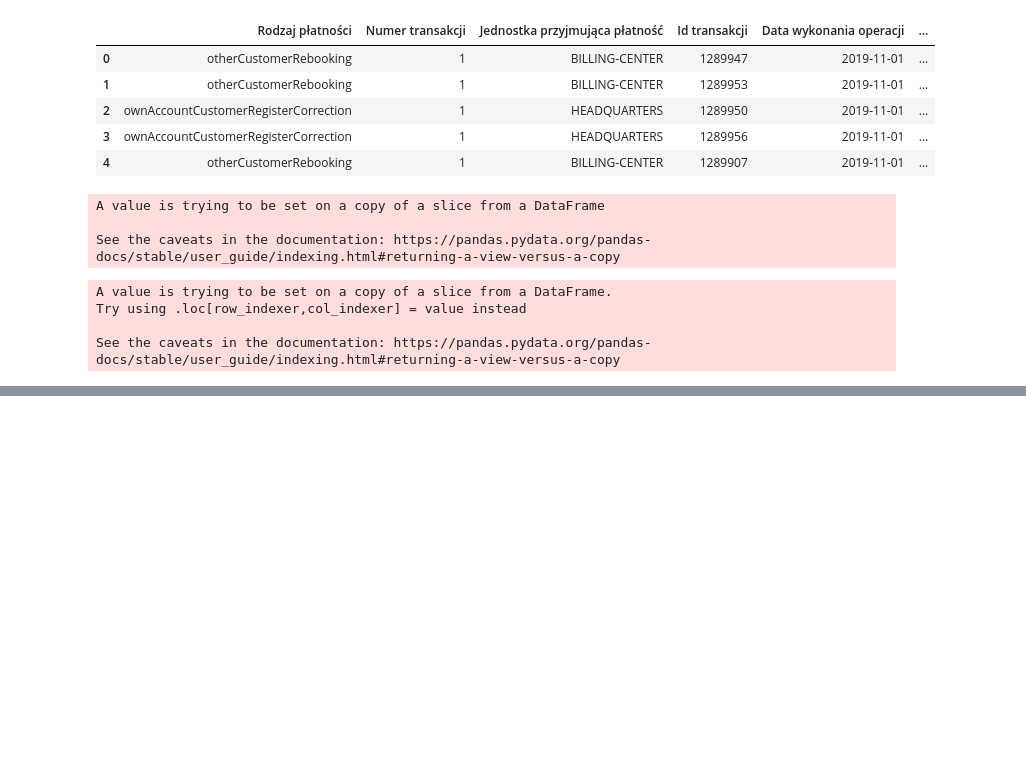
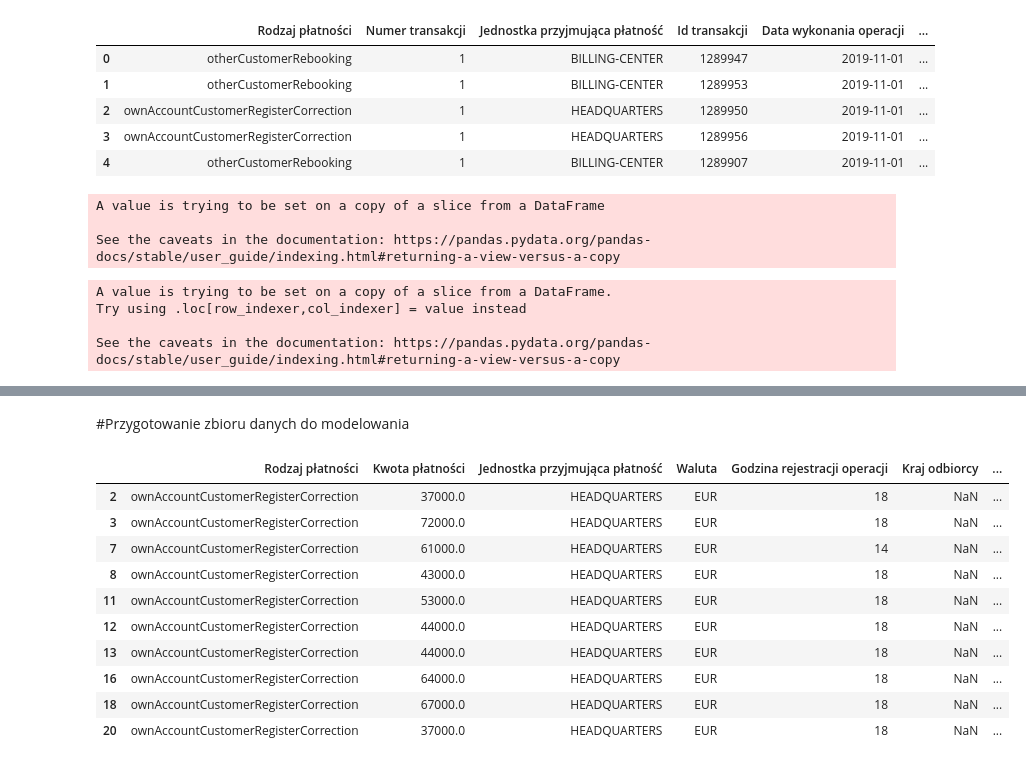
Before and after one commit to glinkapiotr/Asseco_Innovation, a Jupyter notebook: CodePlay_2020_SDS_data_API.ipynb, the cells around one changed output, grey strips where cells are left out. Drawn from its saved outputs; the diff is of its cells as text; code cells hidden in the pictures; blank space fills up the shorter version.

```diff
--- a/CodePlay_2020_SDS_data_API.ipynb
+++ b/CodePlay_2020_SDS_data_API.ipynb
@@ -832,0 +852,18 @@ model_DF.head()
+# %% [markdown]
+#Przygotowanie zbioru danych do modelowania
+# %%
+cechy_do_modelowania = ['Rodzaj płatności','Kwota płatności','Jednostka przyjmująca płatność', 'Waluta', 'Godzina rejestracji operacji', 'Kraj odbiorcy', 'Transakcja podejrzana']
+model_DF = model_DF[cechy_do_modelowania]
+model_DF.head(10)
+# %% [output]
+|  | Rodzaj płatności | Kwota płatności | Jednostka przyjmująca płatność | Waluta | Godzina rejestracji operacji | Kraj odbiorcy | ... |
+| 2 | ownAccountCustomerRegisterCorrection | 37000.0 | HEADQUARTERS | EUR | 18 | NaN | ... |
+| 3 | ownAccountCustomerRegisterCorrection | 72000.0 | HEADQUARTERS | EUR | 18 | NaN | ... |
+| 7 | ownAccountCustomerRegisterCorrection | 61000.0 | HEADQUARTERS | EUR | 14 | NaN | ... |
+| 8 | ownAccountCustomerRegisterCorrection | 43000.0 | HEADQUARTERS | EUR | 18 | NaN | ... |
+| 11 | ownAccountCustomerRegisterCorrection | 53000.0 | HEADQUARTERS | EUR | 18 | NaN | ... |
+| 12 | ownAccountCustomerRegisterCorrection | 44000.0 | HEADQUARTERS | EUR | 18 | NaN | ... |
+| 13 | ownAccountCustomerRegisterCorrection | 44000.0 | HEADQUARTERS | EUR | 18 | NaN | ... |
+| 16 | ownAccountCustomerRegisterCorrection | 64000.0 | HEADQUARTERS | EUR | 18 | NaN | ... |
+| 18 | ownAccountCustomerRegisterCorrection | 67000.0 | HEADQUARTERS | EUR | 18 | NaN | ... |
+| 20 | ownAccountCustomerRegisterCorrection | 37000.0 | HEADQUARTERS | EUR | 18 | NaN | ... |
```
Also changed, not shown: parts of 6 cells of this notebook.
